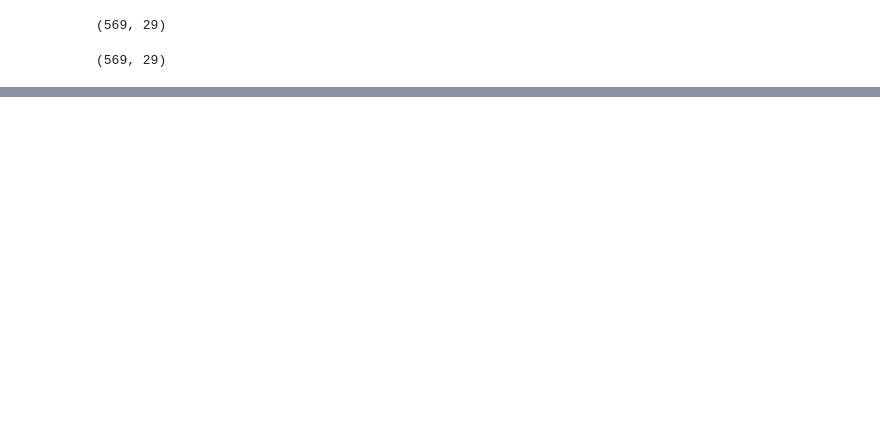
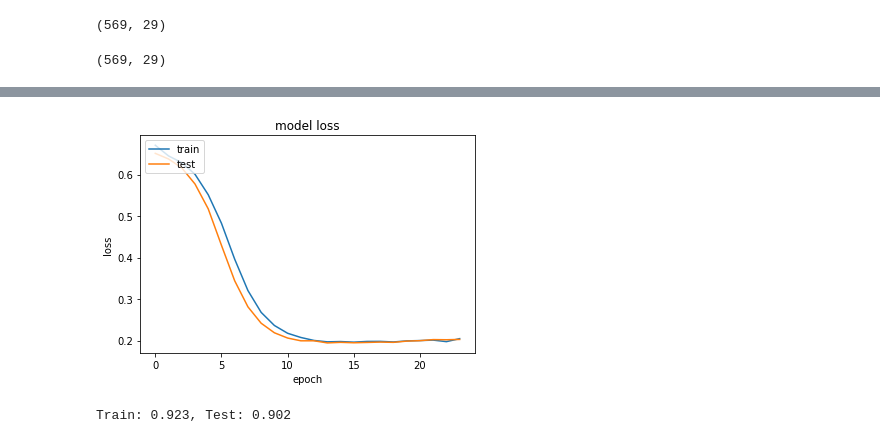
Before and after one commit to basnendarekop/SLO, a Jupyter notebook: Klasifikasi_Cancer_FA.ipynb, the cells around one changed output, grey strips where cells are left out. Saved outputs shown, nothing was run; the diff lists cells and outputs as text; code cells hidden in the pictures; blank space fills up the shorter version.

```diff
--- a/Klasifikasi_Cancer_FA.ipynb
+++ b/Klasifikasi_Cancer_FA.ipynb
@@ -126,0 +218,11 @@ array([[ 1.18036449,  2.83206365],
+# %%
+# summarize history for loss
+plt.plot(hist.history['loss'])
+plt.plot(hist.history['val_loss'])
+plt.title('model loss')
+plt.ylabel('loss')
+plt.xlabel('epoch')
+plt.legend(['train', 'test'], loc='upper left')
+plt.show()
+# %% [output]
+[figure, added]
@@ -126,0 +232,7 @@ array([[ 1.18036449,  2.83206365],
+# %%
+# evaluate the model
+_, train_acc = saved_model.evaluate(X_train, y_train, verbose=0)
+_, test_acc = saved_model.evaluate(X_test, y_test, verbose=0)
+print('Train: %.3f, Test: %.3f' % (train_acc, test_acc))
+# %% [output]
+Train: 0.923, Test: 0.902
```
Also changed, not shown: parts of 11 cells of this notebook.
